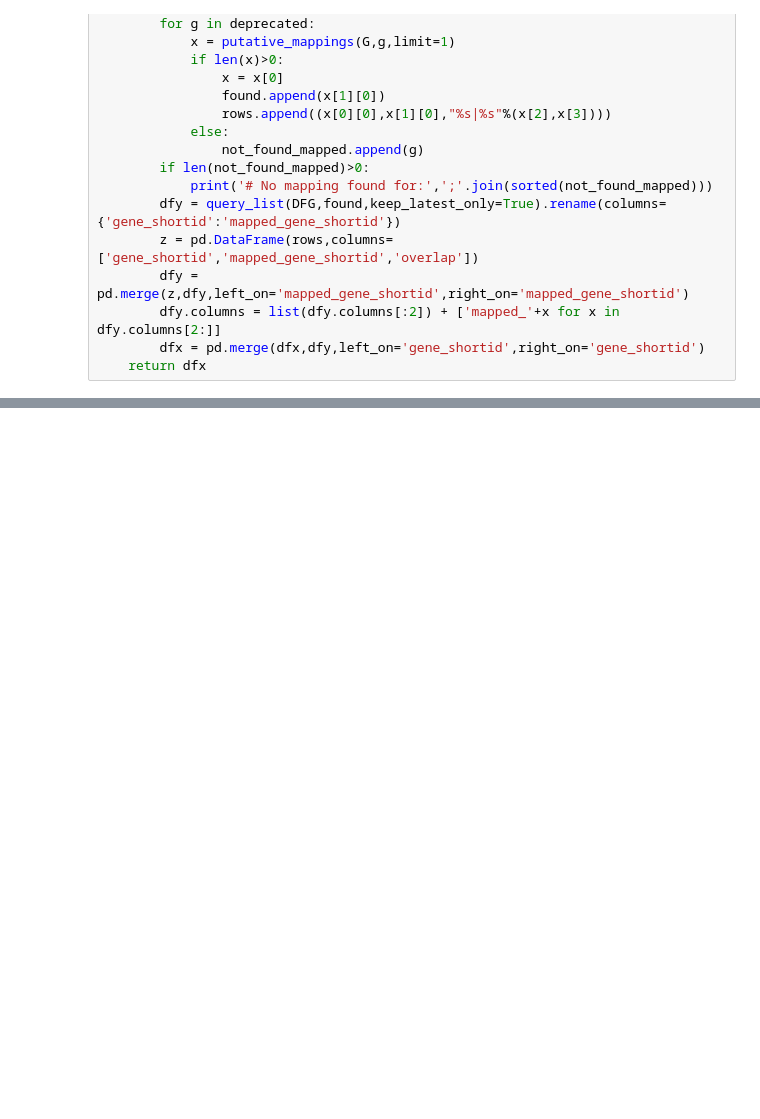
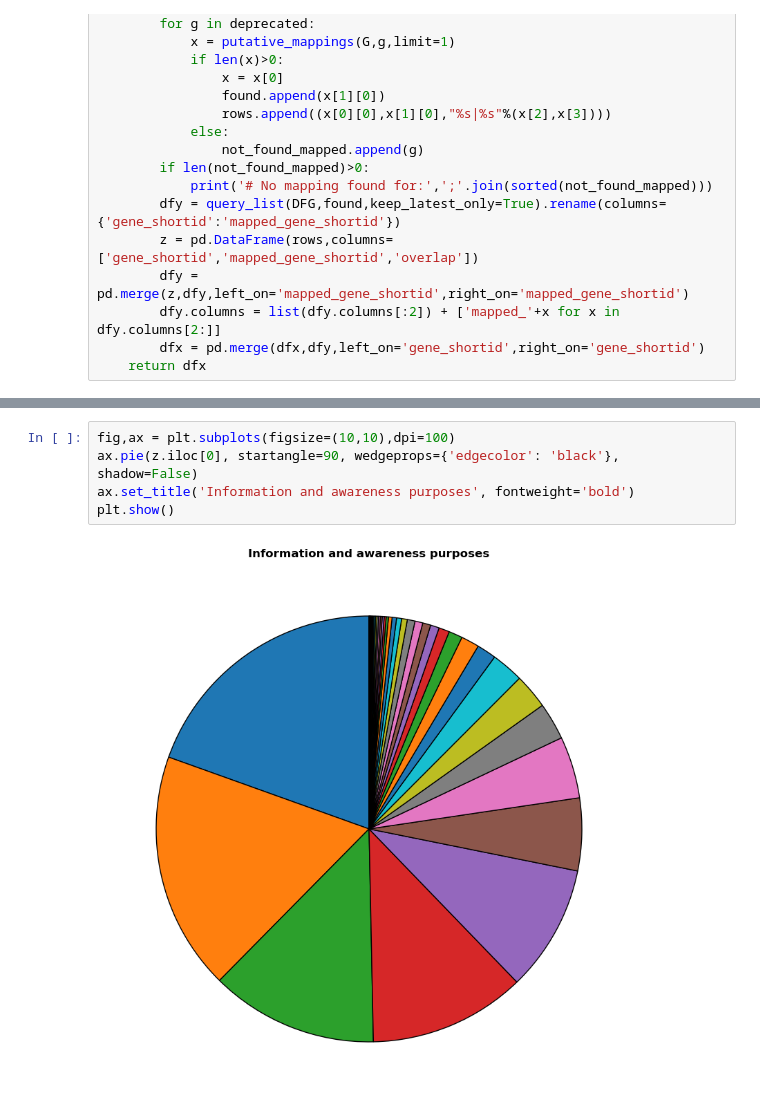
Before and after one commit to HugoGuillen/genehtracker, a Jupyter notebook: dev_v2.ipynb, the cells around one changed output, grey strips where cells are left out. Cells and saved outputs as stored; diff of their text form; blank space fills up the shorter version.

```diff
--- a/dev_v2.ipynb
+++ b/dev_v2.ipynb
@@ -901,0 +960,7 @@ pd.DataFrame(gene_list,columns='gene_shortid')
+# %%
+fig,ax = plt.subplots(figsize=(10,10),dpi=100)
+ax.pie(z.iloc[0], startangle=90, wedgeprops={'edgecolor': 'black'},  shadow=False)
+ax.set_title('Information and awareness purposes', fontweight='bold')
+plt.show()
+# %% [output]
+[figure, added]
```
Also changed, not shown: parts of 11 cells of this notebook, 1 other file.
